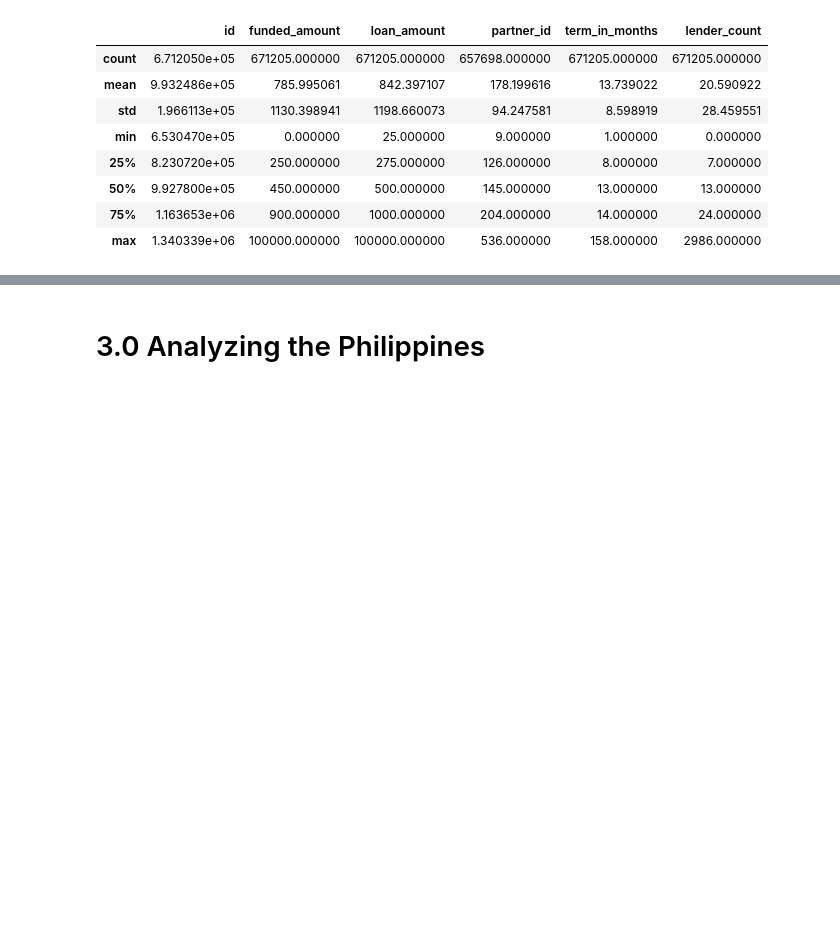
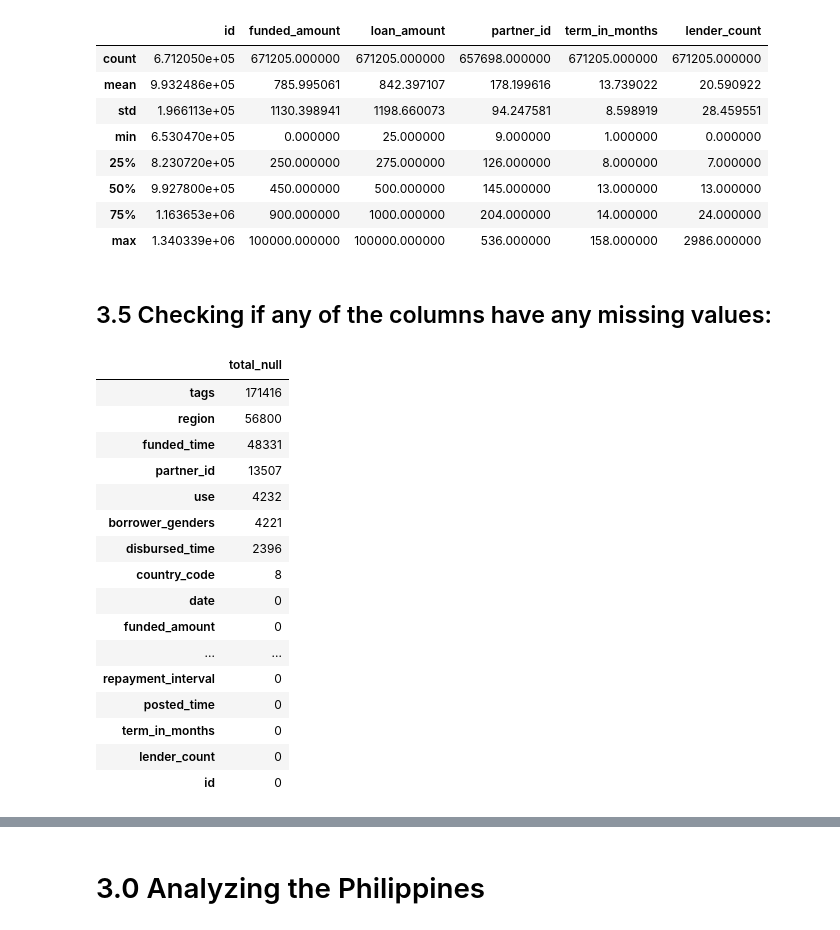
Before and after one commit to CJL89/Kiva-Crowdfunding, a Jupyter notebook: Kiva Crowdfunding.ipynb, the cells around one changed output, grey strips where cells are left out. Drawn from its saved outputs; the diff is of its cells as text; code cells hidden in the pictures; blank space fills up the shorter version.

```diff
--- a/Kiva Crowdfunding.ipynb
+++ b/Kiva Crowdfunding.ipynb
@@ -221,4 +234,28 @@ kiva_loans.describe()
 | 50% | 9.927800e+05 | 450.000000 | 500.000000 | 145.000000 | 13.000000 | 13.000000 |
 | 75% | 1.163653e+06 | 900.000000 | 1000.000000 | 204.000000 | 14.000000 | 24.000000 |
 | max | 1.340339e+06 | 100000.000000 | 100000.000000 | 536.000000 | 158.000000 | 2986.000000 |
+# %% [markdown]
+## <a id='missingvalues'>3.5 Checking if any of the columns have any missing values:</a>
+# %%
+null_values = pd.DataFrame(kiva_loans.isnull().sum().sort_values(ascending=False))
+null_values.columns = ['total_null']
+null_values
+# %% [output]
+|  | total_null |
+| tags | 171416 |
+| region | 56800 |
+| funded_time | 48331 |
+| partner_id | 13507 |
+| use | 4232 |
+| borrower_genders | 4221 |
+| disbursed_time | 2396 |
+| country_code | 8 |
+| date | 0 |
+| funded_amount | 0 |
+| ... | ... |
+| repayment_interval | 0 |
+| posted_time | 0 |
+| term_in_months | 0 |
+| lender_count | 0 |
+| id | 0 |
 # %% [markdown]
```
Also changed, not shown: parts of 51 cells of this notebook.
